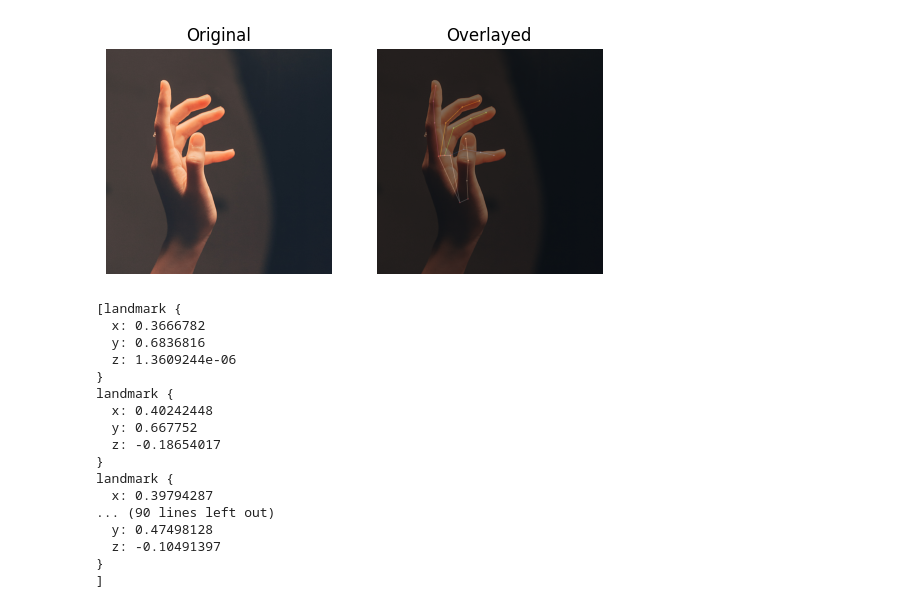
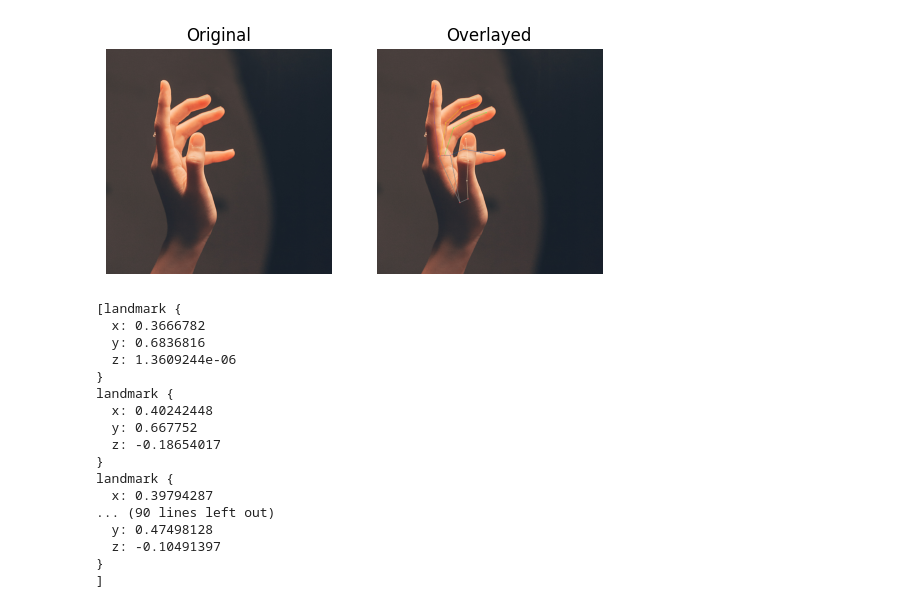
Before and after one commit to facebookresearch/labgraph, a Jupyter notebook: devices/webcam/logging_example.ipynb, the cells around one changed output. Cells and saved outputs as stored; diff of their text form; code cells hidden in the pictures.

Commit message:
Move overlay processing to display node

```diff
--- a/devices/webcam/logging_example.ipynb
+++ b/devices/webcam/logging_example.ipynb
@@ -49,44 +49,54 @@ import cv2
 import matplotlib.pyplot as plt
 from labgraph.loggers.hdf5.reader import HDF5Reader
 from pose_vis.utils import absolute_path
-from pose_vis.streams.messages import ProcessedVideoFrame, CombinedExtensionResult
+from pose_vis.streams.messages import VideoFrame, ExtensionResults
+from pose_vis.extensions.hands import HandsExtension
+from pose_vis.extension import ExtensionResult
 
 # Let's load the hdf5 log
 path = absolute_path("webcam/logs/logging_example.h5")
 # When log_images = True images are placed in the image_stream_n path
 # where n is the stream id
 # Same goes for extensions, extension_stream_n
-log_types = {"image_stream_0": ProcessedVideoFrame, "extension_stream_0": CombinedExtensionResult}
+log_types = {"image_stream_0": VideoFrame, "extension_stream_0": ExtensionResults}
 reader = HDF5Reader(path, log_types)
 
 # Since the images directory only contains 1 image, there should only be 1 set of messages
-image_message: ProcessedVideoFrame = reader.logs["image_stream_0"][0]
-extension_message: CombinedExtensionResult = reader.logs["extension_stream_0"][0]
+image_message: VideoFrame = reader.logs["image_stream_0"][0]
+extension_message: ExtensionResults = reader.logs["extension_stream_0"][0]
 
 # Image arrays are flattened for logging. We need to reshape them for presentation
 # CV2 uses H x W
-original_image = image_message.original.reshape(image_message.resolution[1], image_message.resolution[0], 3)
-overlayed_image = image_message.overlayed.reshape(image_message.resolution[1], image_message.resolution[0], 3)
+original_image = image_message.frame.reshape(
+    image_message.resolution[1],
+    image_message.resolution[0],
+    3)
+# Draw an overlay using data created by HandsExtension
+overlayed_image = original_image.copy()
+HandsExtension.draw_overlay(
+    overlayed_image,
+    image_message.metadata,
+    ExtensionResult(data = extension_message.results["HandsExtension"]))
 # We should also convert from BGR to RGB for matplotlib
 original_image = cv2.cvtColor(original_image, cv2.COLOR_BGR2RGB)
 overlayed_image = cv2.cvtColor(overlayed_image, cv2.COLOR_BGR2RGB)
 
 # Let's take a look at the images
 fig = plt.figure()
 fig.add_subplot(1, 2, 1)
 plt.imshow(original_image)
 plt.axis("off")
 plt.title("Original")
 fig.add_subplot(1, 2, 2)
 plt.imshow(overlayed_image)
 plt.axis("off")
 plt.title("Overlayed")
 plt.show()
 
 # We can view the data that the hands extension produced
 print(extension_message.results["HandsExtension"])
 # %% [output]
-[figure, old version]
+[figure, new version]
 [landmark {
   x: 0.3666782
   y: 0.6836816
```
Also changed, not shown: 13 other files.
